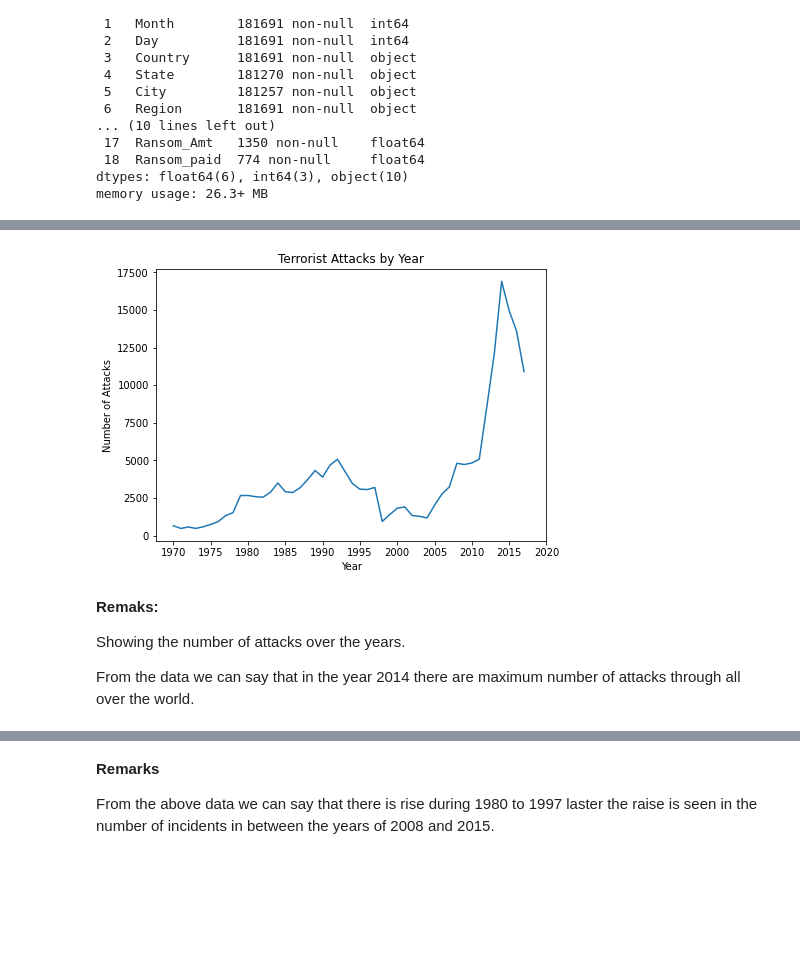
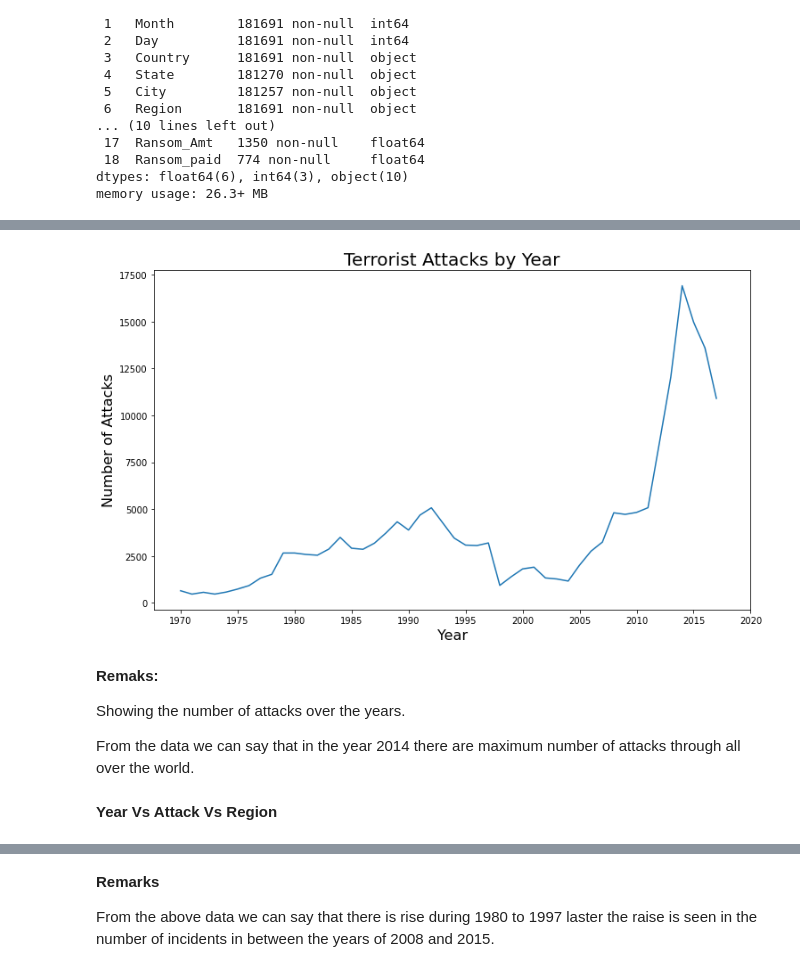
Before and after one commit to Narayan718/Global-Terrorism-Analysis, a Jupyter notebook: Global_Terrorism_Analysis.ipynb, the cells around one changed output, grey strips where cells are left out. Drawn from its saved outputs; the diff is of its cells as text; code cells hidden in the pictures; blank space fills up the shorter version.

Commit message:
Data cleaning and visualization

```diff
--- a/Global_Terrorism_Analysis.ipynb
+++ b/Global_Terrorism_Analysis.ipynb
@@ -56,6 +67,6 @@ df.head()
 # %%
 #Renaming the column names which are required
 df.rename(columns={'iyear':'Year','imonth':'Month','iday':'Day','country_txt':'Country','provstate':'State','city':'City','region_txt':'Region','latitude':
-                   'Latitude','longitude':'Longitude','attacktype1_txt':'Attack', 'targtype1_txt':'Target', 'targsubtype1_txt':'Sub_Target', 'motive':'Motive',
-                   'weaptype1_txt':'Weapon', 'nkill':'Kills', 'nwound':'Wound', 'propextent_txt':'Property', 'ransomamt':'Ransom_Amt',
+                   'Latitude','longitude':'Longitude','attacktype1_txt':'Attack_Type', 'targtype1_txt':'Target', 'targsubtype1_txt':'Sub_Target', 'motive':'Motive',
+                   'weaptype1_txt':'Weapon', 'nkill':'Kill', 'nwound':'Wound', 'propextent_txt':'Property', 'ransomamt':'Ransom_Amt',
                    'ransompaid':'Ransom_paid'}, inplace=True)
@@ -62,7 +75,7 @@ df.rename(columns={'iyear':'Year','imonth':'Month','iday':'Day','country_txt':'C
 # %%
 #Copying the columns which are required into a new dataset
 data = df[['Year', 'Month', 'Day', 'Country', 'State', 'City', 'Region', 'Latitude', 'Longitude',
-           'Attack', 'Target', 'Sub_Target', 'Motive', 'Weapon', 'Kills', 'Wound', 'Property', 'Ransom_Amt', 'Ransom_paid']]
+           'Attack_Type', 'Target', 'Sub_Target', 'Motive', 'Weapon', 'Kill', 'Wound', 'Property', 'Ransom_Amt', 'Ransom_paid']]
 # %%
 #first 5 fields in the required dataset
 data.head()
@@ -113,8 +138,9 @@ data['Latitude'].fillna('Unknown', inplace=True)
 data['Longitude'].fillna('Unknown', inplace=True)
 data['Sub_Target'].fillna('Unknown', inplace=True)
 data['Motive'].fillna('Unknown', inplace=True)
-data['Kills'].fillna(0, inplace=True)
-data['Wound'].fillna(0, inplace=True)
 data['Property'].fillna('Unknown', inplace=True)
-data['Ransom_Amt'].fillna(0, inplace=True)
-data['Ransom_paid'].fillna(0, inplace=True)
+
+data['Ransom_Amt'] = data['Ransom_Amt'].fillna(0).astype(int)
+data['Ransom_paid'] = data['Ransom_paid'].fillna(0).astype(int)
+data['Kill'] = data['Kill'].fillna(0).astype(int)
+data['Wound'] = data['Wound'].fillna(0).astype(int)
@@ -153,17 +223,19 @@ year = data['Year'].value_counts().sort_index()
 # %%
 #Plotting the Year wise incidents
-plt.figure(figsize=(7,5))
+plt.figure(figsize=(12,7))
 plt.plot(year)
-plt.title("Terrorist Attacks by Year")
-plt.ylabel("Number of Attacks")
-plt.xlabel("Year")
+plt.title("Terrorist Attacks by Year", size=20)
+plt.ylabel("Number of Attacks", size=16)
+plt.xlabel("Year", size=16)
 plt.xticks(np.arange(1970, 2025, 5))
 plt.show()
 # %% [output]
-[figure, old version]
+[figure, new version]
 # %% [markdown]
 **Remaks:**
 
 Showing the number of attacks over the years.
 
 From the data we can say that in the year 2014 there are maximum number of attacks through all over the world.
+# %% [markdown]
+**Year Vs Attack Vs Region**
```
Also changed, not shown: parts of 56 cells of this notebook.
